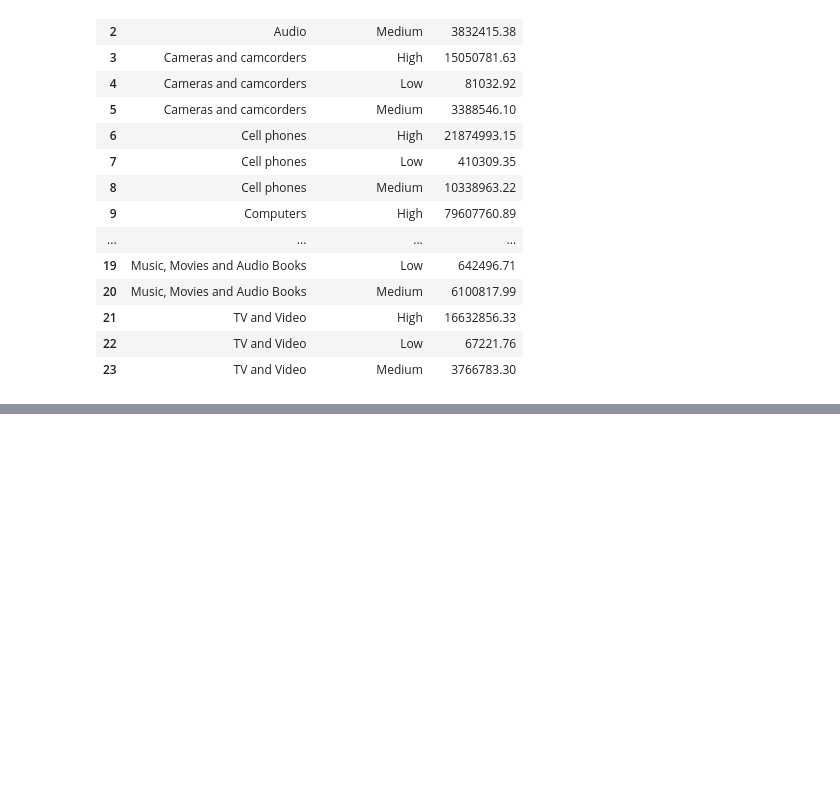
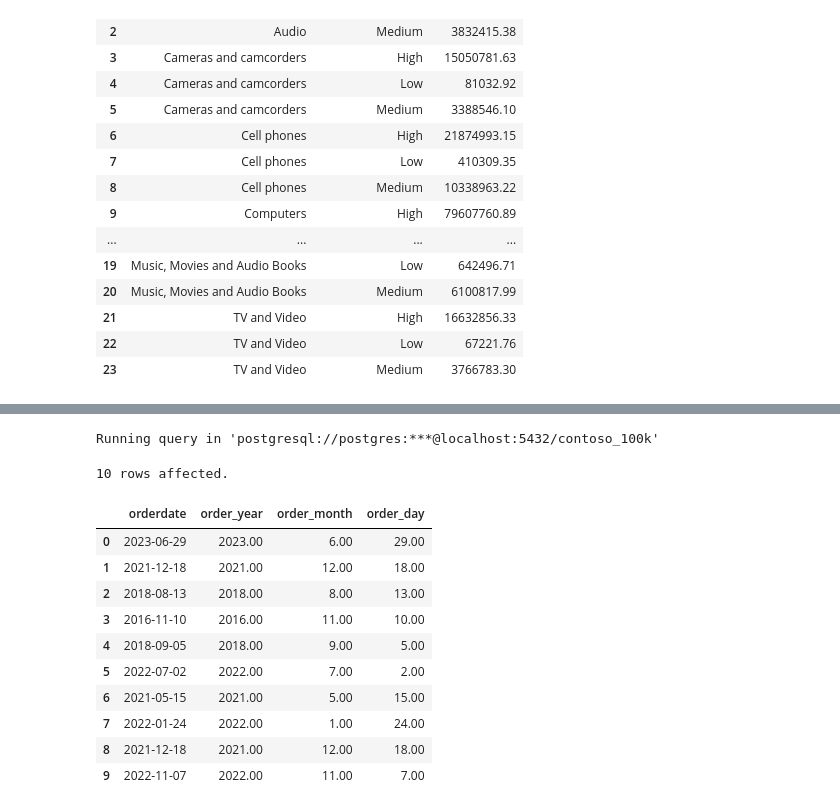
Before and after one commit to guyewen/PostgreSQL_Project, a Jupyter notebook: Google_Colab/Examples_with_Google_Colab.ipynb, the cells around one changed output, grey strips where cells are left out. Cells and saved outputs as stored; diff of their text form; code cells hidden in the pictures; blank space fills up the shorter version.

```diff
--- a/Google_Colab/Examples_with_Google_Colab.ipynb
+++ b/Google_Colab/Examples_with_Google_Colab.ipynb
@@ -322,0 +350,27 @@ Running query in 'postgresql://postgres:***@localhost:5432/contoso_100k'
+# %%
+%%sql
+
+-- DATE_PART
+SELECT
+  orderdate,
+  DATE_PART('year', orderdate) AS order_year,
+  DATE_PART('month', orderdate) AS order_month,
+  DATE_PART('day', orderdate) AS order_day
+FROM
+  sales
+ORDER BY RANDOM()
+LIMIT 10
+# %% [output]
+Running query in 'postgresql://postgres:***@localhost:5432/contoso_100k'
+10 rows affected.
+|  | orderdate | order_year | order_month | order_day |
+| 0 | 2023-06-29 | 2023.00 | 6.00 | 29.00 |
+| 1 | 2021-12-18 | 2021.00 | 12.00 | 18.00 |
+| 2 | 2018-08-13 | 2018.00 | 8.00 | 13.00 |
+| 3 | 2016-11-10 | 2016.00 | 11.00 | 10.00 |
+| 4 | 2018-09-05 | 2018.00 | 9.00 | 5.00 |
+| 5 | 2022-07-02 | 2022.00 | 7.00 | 2.00 |
+| 6 | 2021-05-15 | 2021.00 | 5.00 | 15.00 |
+| 7 | 2022-01-24 | 2022.00 | 1.00 | 24.00 |
+| 8 | 2021-12-18 | 2021.00 | 12.00 | 18.00 |
+| 9 | 2022-11-07 | 2022.00 | 11.00 | 7.00 |
```
Also changed, not shown: parts of 7 cells of this notebook.
